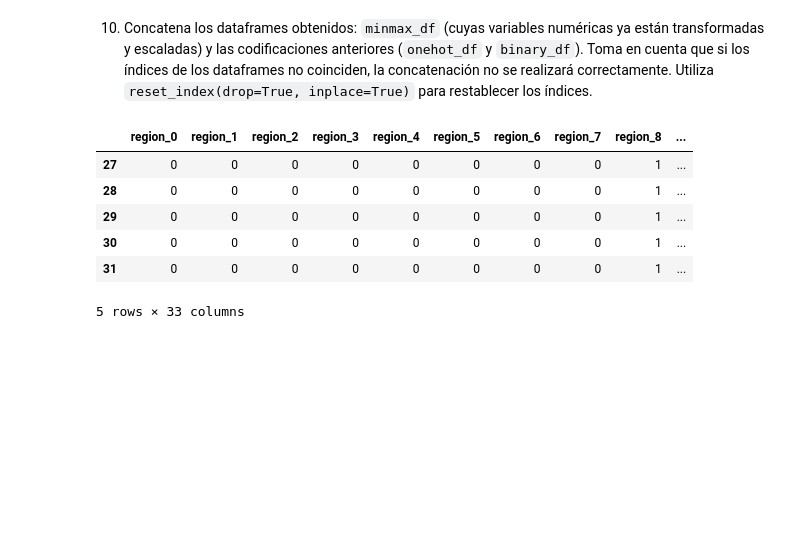
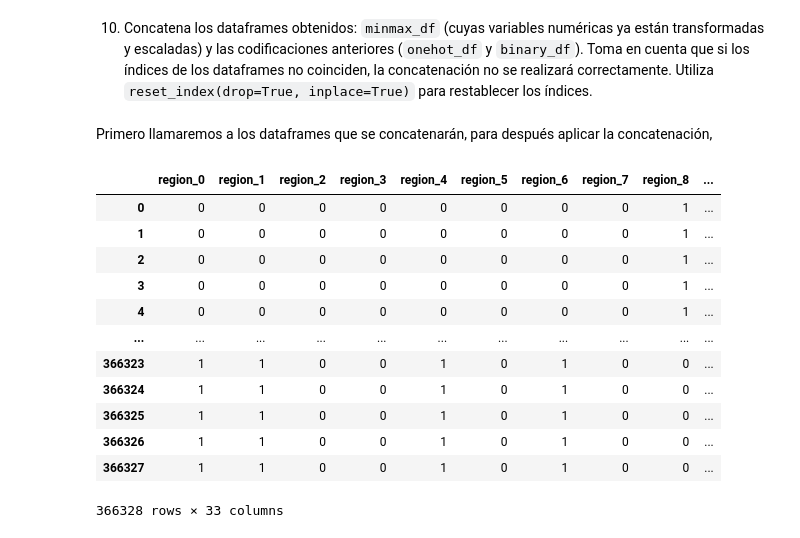
Before and after one commit to CarlosRochaCx/MNA, a Jupyter notebook: Actividad6FE.ipynb, the cells around one changed output. Cells and saved outputs as stored; diff of their text form; code cells hidden in the pictures; blank space fills up the shorter version.

```diff
--- a/Actividad6FE.ipynb
+++ b/Actividad6FE.ipynb
@@ -575,14 +581,22 @@ Requirement already satisfied: six>=1.5 in /usr/local/lib/python3.11/dist-packag
 | model_14 | 1 | 0 | 1 | 0 | 1 |
 # %% [markdown]
 10. Concatena los dataframes obtenidos: `minmax_df` (cuyas variables numéricas ya están transformadas y escaladas) y las codificaciones anteriores (`onehot_df` y `binary_df`). Toma en cuenta que si los índices de los dataframes no coinciden, la concatenación no se realizará correctamente. Utiliza `reset_index(drop=True, inplace=True)` para restablecer los índices.
+# %% [markdown]
+Primero llamaremos a los dataframes que se concatenarán, para después aplicar la concatenación,
 # %%
-binary_df.head()
+binary_df
 # %% [output]
 |  | region_0 | region_1 | region_2 | region_3 | region_4 | region_5 | region_6 | region_7 | region_8 | ... |
-| 27 | 0 | 0 | 0 | 0 | 0 | 0 | 0 | 0 | 1 | ... |
-| 28 | 0 | 0 | 0 | 0 | 0 | 0 | 0 | 0 | 1 | ... |
-| 29 | 0 | 0 | 0 | 0 | 0 | 0 | 0 | 0 | 1 | ... |
-| 30 | 0 | 0 | 0 | 0 | 0 | 0 | 0 | 0 | 1 | ... |
-| 31 | 0 | 0 | 0 | 0 | 0 | 0 | 0 | 0 | 1 | ... |
+| 0 | 0 | 0 | 0 | 0 | 0 | 0 | 0 | 0 | 1 | ... |
+| 1 | 0 | 0 | 0 | 0 | 0 | 0 | 0 | 0 | 1 | ... |
+| 2 | 0 | 0 | 0 | 0 | 0 | 0 | 0 | 0 | 1 | ... |
+| 3 | 0 | 0 | 0 | 0 | 0 | 0 | 0 | 0 | 1 | ... |
+| 4 | 0 | 0 | 0 | 0 | 0 | 0 | 0 | 0 | 1 | ... |
+| ... | ... | ... | ... | ... | ... | ... | ... | ... | ... | ... |
+| 366323 | 1 | 1 | 0 | 0 | 1 | 0 | 1 | 0 | 0 | ... |
+| 366324 | 1 | 1 | 0 | 0 | 1 | 0 | 1 | 0 | 0 | ... |
+| 366325 | 1 | 1 | 0 | 0 | 1 | 0 | 1 | 0 | 0 | ... |
+| 366326 | 1 | 1 | 0 | 0 | 1 | 0 | 1 | 0 | 0 | ... |
+| 366327 | 1 | 1 | 0 | 0 | 1 | 0 | 1 | 0 | 0 | ... |
-5 rows × 33 columns
+366328 rows × 33 columns
 # %%
```
Also changed, not shown: parts of 7 cells of this notebook.
